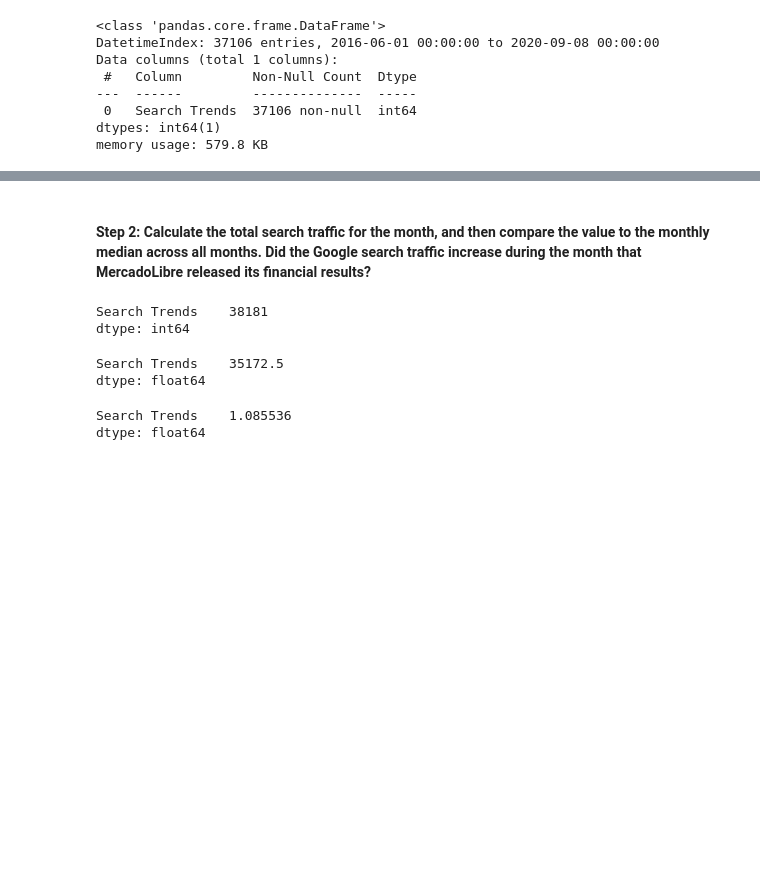
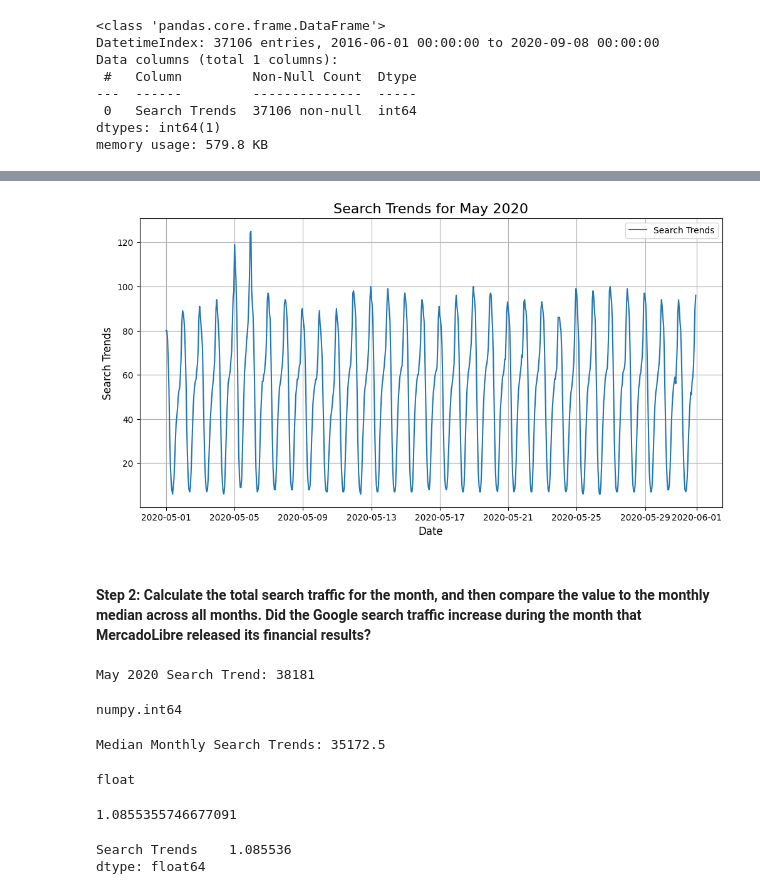
Before and after one commit to chadlbradford/prophet-challenge, a Jupyter notebook: forecasting_net_prophet.ipynb, the cells around one changed output, grey strips where cells are left out. Cells and saved outputs as stored; diff of their text form; code cells hidden in the pictures; blank space fills up the shorter version.

```diff
--- a/forecasting_net_prophet.ipynb
+++ b/forecasting_net_prophet.ipynb
@@ -110,22 +116,53 @@ memory usage: 579.8 KB
+# %%
+# Slice the DataFrame to just the month of May 2020
+may_2020_data = df_mercado_trends.loc['2020-05']
+
+# Plot the data for May 2020
+plt.figure(figsize=(12, 6))
+plt.plot(may_2020_data.index, may_2020_data['Search Trends'], label='Search Trends')
+
+# Add titles and labels
+plt.title('Search Trends for May 2020', fontsize=16)
+plt.xlabel('Date', fontsize=12)
+plt.ylabel('Search Trends', fontsize=12)
+plt.legend()
+plt.grid(True)
+plt.show()
+# %% [output]
+[figure, added]
 # %% [markdown]
 #### Step 2: Calculate the total search traffic for the month, and then compare the value to the monthly median across all months. Did the Google search traffic increase during the month that MercadoLibre released its financial results?
 # %%
 # Calculate the sum of the total search traffic for May 2020
+total_search_trends_may_2020 = may_2020_data['Search Trends'].sum()
 
 
 # View the traffic_may_2020 value
+print(f"May 2020 Search Trend: {total_search_trends_may_2020}")
+type(total_search_trends_may_2020)
 # %% [output]
-Search Trends    38181
-dtype: int64
+May 2020 Search Trend: 38181
+numpy.int64
 # %%
 # Calcluate the monhtly median search traffic across all months
 # Group the DataFrame by index year and then index month, chain the sum and then the median functions
-
+median_monthly_traffic = (
+    df_mercado_trends['Search Trends']  # Select the column
+    .resample('ME')                      # Resample by month
+    .sum()                              # Calculate monthly totals
+    .median()                           # Compute the median of monthly totals
+)
 
 # View the median_monthly_traffic value
+print(f"Median Monthly Search Trends: {median_monthly_traffic}")
+type(median_monthly_traffic)
 # %% [output]
-Search Trends    35172.5
-dtype: float64
+Median Monthly Search Trends: 35172.5
+float
+# %%
+total_search_trends_may_2020/median_monthly_traffic
+# %% [output]
+1.0855355746677091
 # %%
 # Compare the seach traffic for the month of May 2020 to the overall monthly median value
 traffic_may_2020/median_monthly_traffic
```
Also changed, not shown: parts of 4 cells of this notebook.
